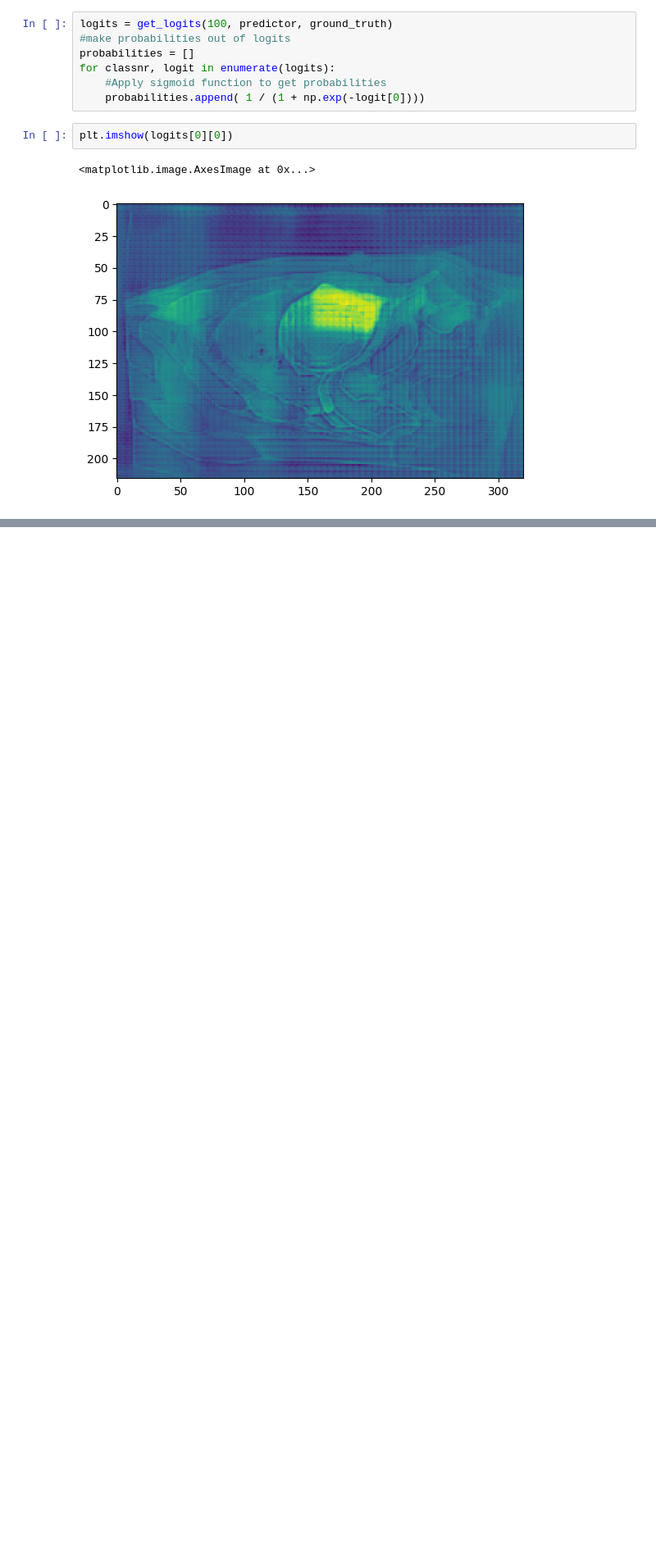
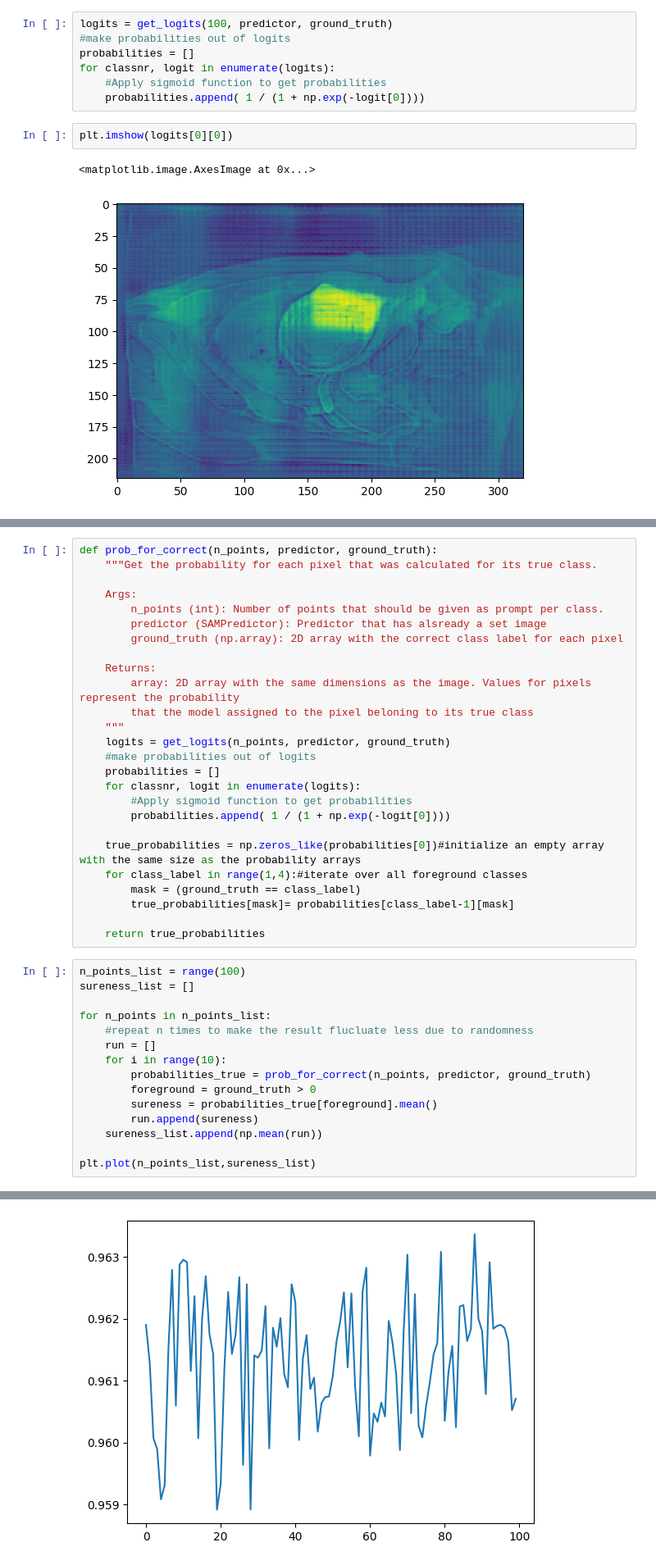
Before and after one commit to ThanhNguyen140/SAM_evaluation, a Jupyter notebook: prompts_gt.ipynb, the cells around one changed output, grey strips where cells are left out. Shown at 82% size. Saved outputs shown, nothing was run; the diff lists cells and outputs as text; blank space fills up the shorter version.

```diff
--- a/prompts_gt.ipynb
+++ b/prompts_gt.ipynb
@@ -199,0 +199,42 @@ plt.imshow(true_probabilities)
+# %%
+def prob_for_correct(n_points, predictor, ground_truth):
+    """Get the probability for each pixel that was calculated for its true class.
+
+    Args:
+        n_points (int): Number of points that should be given as prompt per class.
+        predictor (SAMPredictor): Predictor that has alsready a set image
+        ground_truth (np.array): 2D array with the correct class label for each pixel
+
+    Returns:
+        array: 2D array with the same dimensions as the image. Values for pixels represent the probability
+        that the model assigned to the pixel beloning to its true class
+    """
+    logits = get_logits(n_points, predictor, ground_truth)
+    #make probabilities out of logits
+    probabilities = []
+    for classnr, logit in enumerate(logits):
+        #Apply sigmoid function to get probabilities
+        probabilities.append( 1 / (1 + np.exp(-logit[0])))
+
+    true_probabilities = np.zeros_like(probabilities[0])#initialize an empty array with the same size as the probability arrays
+    for class_label in range(1,4):#iterate over all foreground classes
+        mask = (ground_truth == class_label)
+        true_probabilities[mask]= probabilities[class_label-1][mask]
+
+    return true_probabilities
+# %%
+n_points_list = range(100)
+sureness_list = []
+
+for n_points in n_points_list:
+    #repeat n times to make the result flucluate less due to randomness
+    run = []
+    for i in range(10):
+        probabilities_true = prob_for_correct(n_points, predictor, ground_truth)
+        foreground = ground_truth > 0
+        sureness = probabilities_true[foreground].mean()
+        run.append(sureness)
+    sureness_list.append(np.mean(run))
+
+plt.plot(n_points_list,sureness_list)
+# %% [output]
@@ -199,0 +242 @@ plt.imshow(true_probabilities)
+[figure, added]
```
Also changed, not shown: parts of 7 cells of this notebook.
